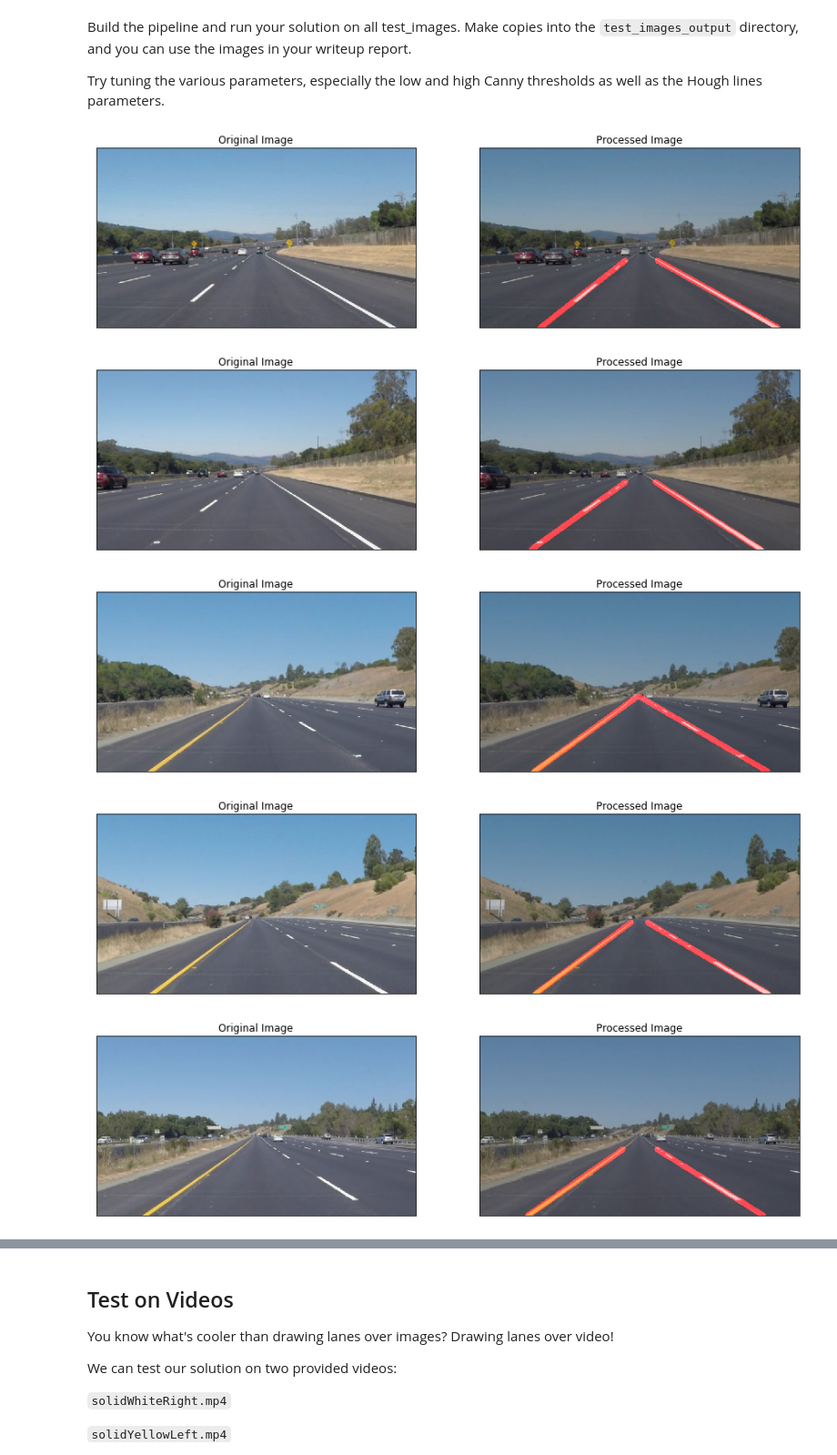
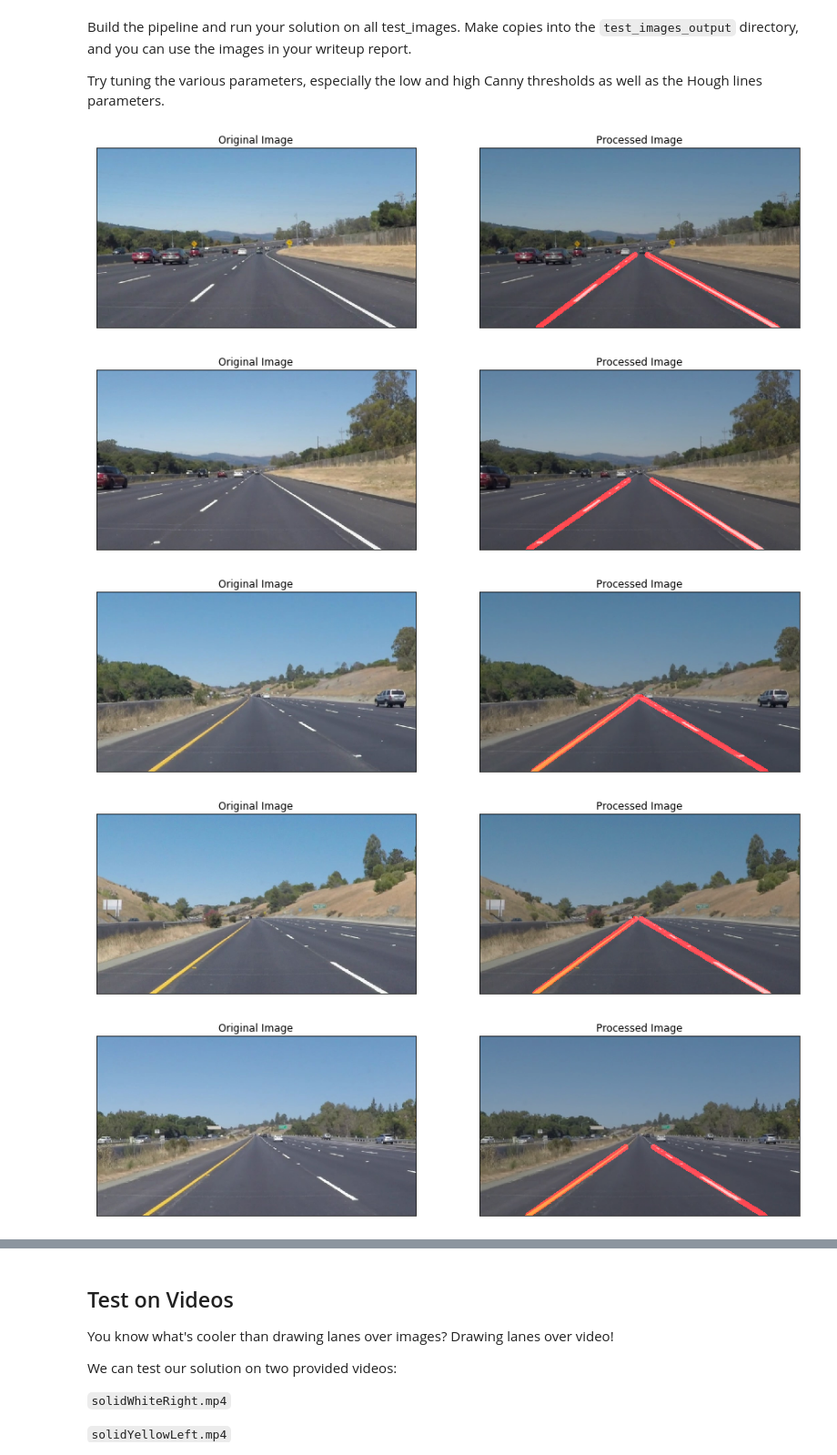
Before and after one commit to anonymint/CarND-LaneLines-P1, a Jupyter notebook: P1.ipynb, the cells around one changed output, grey strips where cells are left out. Shown at 91% size. Cells and saved outputs as stored; diff of their text form; code cells hidden in the pictures.

```diff
--- a/P1.ipynb
+++ b/P1.ipynb
@@ -51,7 +51,7 @@ import cv2
 ## Read in an Image
 # %%
 #reading in an image
-image = mpimg.imread('test_images/solidWhiteRight.jpg')
+image = mpimg.imread('test_images/IMG_7307.jpg')
 
 #printing out some stats and plotting
 print('This image is:', type(image), 'with dimensions:', image.shape)
@@ -80,6 +80,23 @@ This image is: <class 'numpy.ndarray'> with dimensions: (540, 960, 3)
 Below are some helper functions to help get you started. They should look familiar from the lesson!
 # %%
 import math
+
+def select_white_yellow(img):
+    """ Using technique to filter only white and yellow color by HSL
+    Assume img input is still RGB not grayscale
+    """
+    hsl_img = cv2.cvtColor(img, cv2.COLOR_RGB2HLS)
+    # white
+    lower = np.uint8([  0, 120,   0])
+    upper = np.uint8([255, 255, 255])
+    white_mask = cv2.inRange(hsl_img, lower, upper)
+    # yellow
+    lower = np.uint8([ 10,   0, 100])
+    upper = np.uint8([ 40, 255, 255])
+    yellow_mask = cv2.inRange(hsl_img, lower, upper)
+    # combine the mask
+    mask = cv2.bitwise_or(white_mask, yellow_mask)
+    return cv2.bitwise_and(img, img, mask = mask)
 
 def grayscale(img):
     """Applies the Grayscale transform
@@ -256,6 +266,9 @@ def pipeline_process_image(img):
     and output would be output image array with Lane drawing
     """
 
+    # filter only white and yellow
+    output = select_white_yellow(img)
+
     # convert img to gray scale
     output = grayscale(img)
 
@@ -266,42 +279,43 @@ def pipeline_process_image(img):
     output = canny(output, 50, 150)
 
     # define the area we want to focus on, the rest are ignore, then mask it
-    imshape = image.shape
-    lower_left = (int( 1/20 * imshape[1]), imshape[0])
+    imshape = img.shape
+    lower_left = (int( 0.1/20 * imshape[1]), imshape[0])
     upper_left = (int( 1/2 * imshape[1]), int(1.76/3 * imshape[0]))
     upper_right = (int( 1/2 * imshape[1]), int(1.76/3 * imshape[0]))
-    lower_right = (int( 19/20 * imshape[1]), imshape[0])
+    lower_right = (int( 19.9/20 * imshape[1]), imshape[0])
     verticies = np.array([[lower_left, upper_left, upper_right, lower_right]], dtype=np.int32)
     output = region_of_interest(output, verticies)
 
     # apply Hough transform with customized params to find lines
     rho = 2 # distance resolution in pixels of the Hough grid
     theta = np.pi/180 # angular resolution in radians of the Hough grid
     threshold = 40     # minimum number of votes (intersections in Hough grid cell)
-    min_line_length = 50 #minimum number of pixels making up a line
-    max_line_gap = 150    # maximum gap in pixels between connectable line segments
+    min_line_length = 30 #minimum number of pixels making up a line
+    max_line_gap = 200    # maximum gap in pixels between connectable line segments
     output = hough_lines(output, rho, theta, threshold, min_line_length, max_line_gap)
 
     # draw highlight lines in original image
     output = weighted_img(output, img)
 
     return output
 
 original_dir = 'test_images/'
 destination_dir = 'test_images_output/'
 
 images = os.listdir(original_dir)
+images = [img for img in images if ".jpg" in img]
 for i, img_path in enumerate(images):
     img = mpimg.imread(original_dir + img_path)
     output_img = pipeline_process_image(img)
 
     # Debug purpose only to print image out size by size
     draw_images(img, output_img)
 
     # Save file to destination_dir
     mpimg.imsave(destination_dir + img_path, output_img)
 # %% [output]
-[figure, old version]
+[figure, new version]
 [figure]
 [figure]
 [figure]
```
Also changed, not shown: parts of 5 cells of this notebook, 9 other files.
